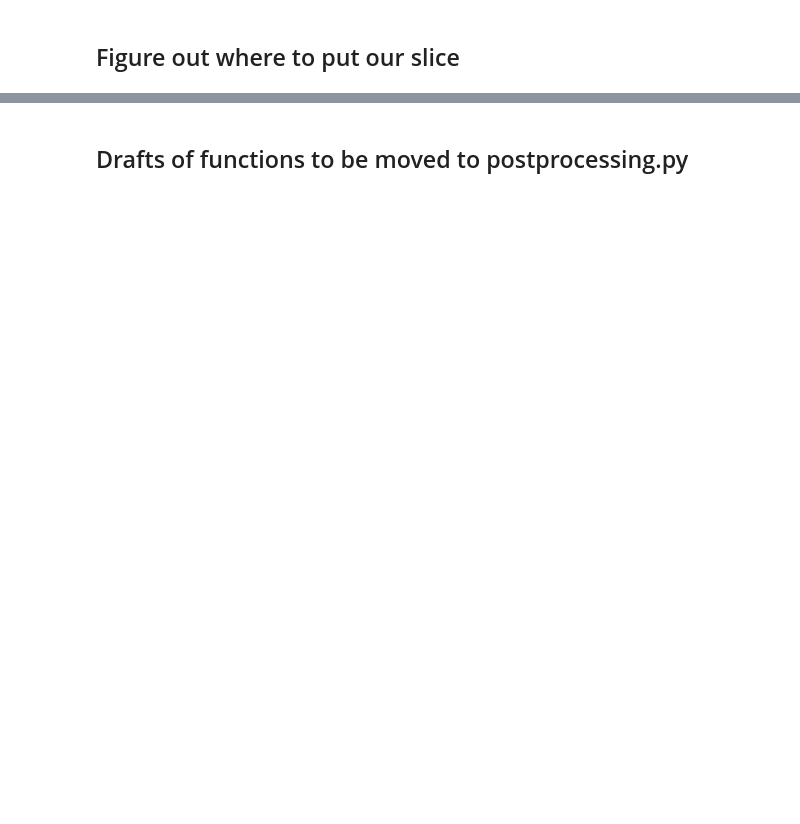
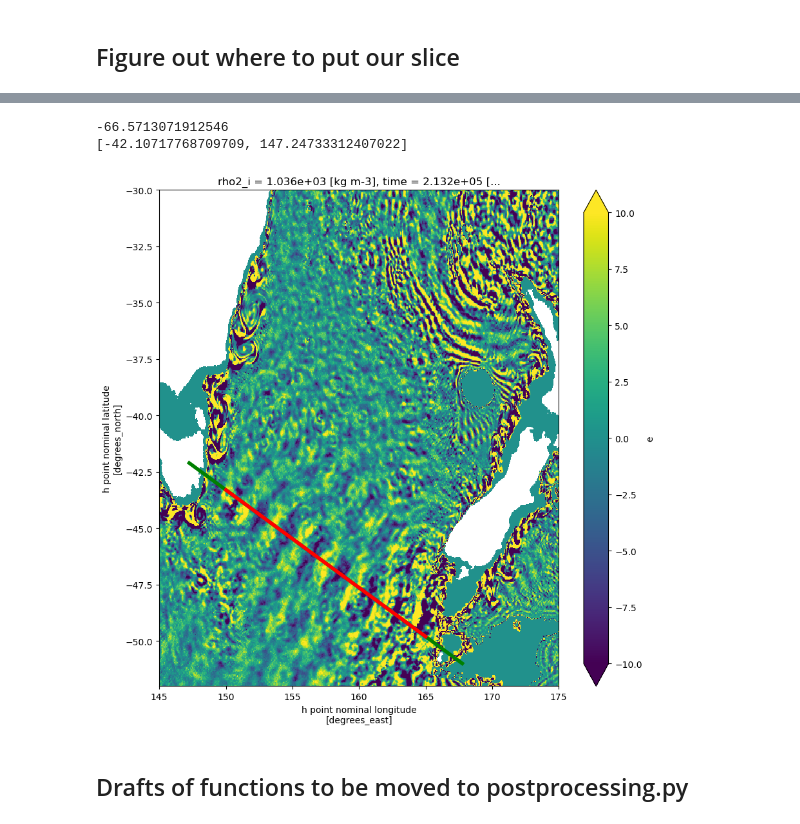
Before and after one commit to ashjbarnes/tasman-tides, a Jupyter notebook: notebooks/analysis/draft-functions.ipynb, the cells around one changed output, grey strips where cells are left out. Drawn from its saved outputs; the diff is of its cells as text; code cells hidden in the pictures; blank space fills up the shorter version.

```diff
--- a/notebooks/analysis/draft-functions.ipynb
+++ b/notebooks/analysis/draft-functions.ipynb
@@ -57,3 +38,23 @@ KeyboardInterrupt
+# %%
+# e = xr.open_mfdataset(f"/g/data/nm03/ab8992/oldruns/blank-ttide-20/outputs/output013/*hourly_e.nc",decode_times = False, parallel = True,chunks = "auto").sel(xh = slice(145,175),yh = slice(-52,-30)).isel(rho2_i = 15).load()
+
+# e_ = (e  - e.mean("time")).isel(time = 50)
+A = [-43.3,150]
+B = [-49.8,165]
+theta = np.arctan((B[1]-A[1])/(B[0]-A[0]))
+print(theta / np.pi * 180)
+# [150,165],[-43.3,-49.8]
+fig,ax = plt.subplots(figsize = (10,10))
+C = [3 * np.cos(theta) + A[0],3 * np.sin(theta) + A[1]]
+D = [-3 * np.cos(theta) + B[0],-3 * np.sin(theta) + B[1]]
+e_.e.plot(ax = ax,vmin = -10,vmax = 10)
+ax.plot([C[1],D[1]],[C[0],D[0]],color = "green",linewidth = 4)
+ax.plot([150,165],[-43.3,-49.8],color = "red",linewidth = 4)
+print(C)
+# %% [output]
+-66.5713071912546
+[-42.10717768709709, 147.24733312407022]
+[figure, added]
 # %% [markdown]
 ## Drafts of functions to be moved to postprocessing.py
 # %%
```
Also changed, not shown: parts of 23 cells of this notebook, 1 other file.
